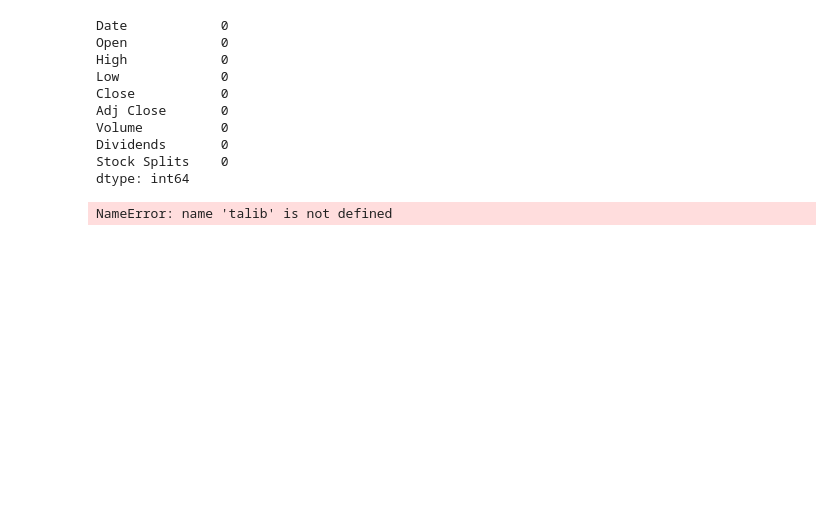
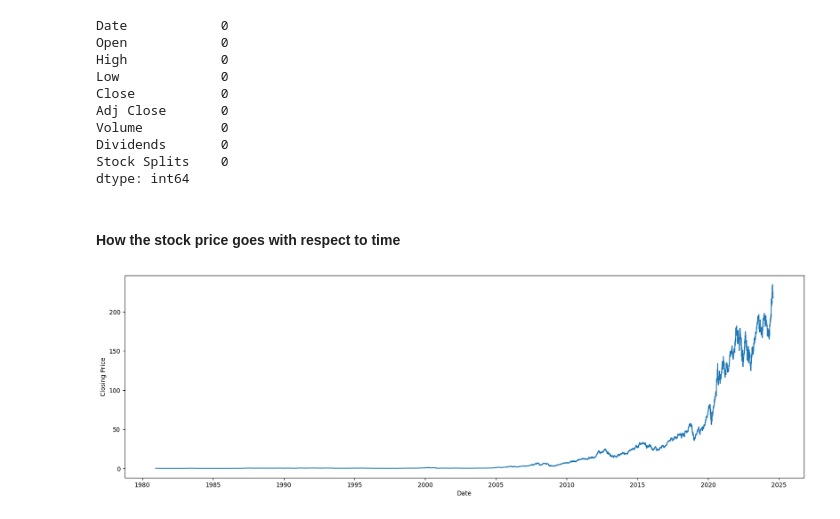
Before and after one commit to GuleWako/10Academy-Week-1-Financial-News-and-Stock-Price-Integration-Analysis, a Jupyter notebook: notebooks/newsAndStockPrice.ipynb, the cells around one changed output. Cells and saved outputs as stored; diff of their text form; code cells hidden in the pictures; blank space fills up the shorter version.

```diff
--- a/notebooks/newsAndStockPrice.ipynb
+++ b/notebooks/newsAndStockPrice.ipynb
@@ -249,11 +200,22 @@ Volume          0
 Dividends       0
 Stock Splits    0
 dtype: int64
+# %% [markdown]
+#### How the stock price goes with respect to time
+# %%
+stock_data['Date']=pd.to_datetime(stock_data['Date'])
+plt.figure(figsize=(20, 6))
+plt.plot(stock_data['Date'], stock_data['Close'])
+plt.xlabel('Date')
+plt.ylabel('Closing Price')
+plt.show()
+# %% [output]
+[figure, added]
 # %%
-stock_data['SMA_20'] = talib.SMA(stock_data['Close'], timeperiod=20)
-stock_data['RSI'] = talib.RSI(stock_data['Close'], timeperiod=14)
-stock_data['MACD'], MACD_signal, MACD_hist = talib.MACD(stock_data['Close'], fastperiod=12, slowperiod=26, signalperiod=9)
+stock_data['SMA'] = tl.SMA(stock_data['Close'], timeperiod=20)
+stock_data['RSI'] = tl.RSI(stock_data['Close'], timeperiod=14)
+stock_data['EMA'] = tl.EMA(stock_data['Close'], timeperiod=20)
 
-stock_data.head()
+macd_signal, macd, _ = tl.MACD(stock_data['Close'])
+stock_data['MACD'] =macd
+stock_data['MACD_Signal']=macd_signal
-# %% [output]
-NameError: name 'talib' is not defined
```
Also changed, not shown: parts of 22 cells of this notebook, 2 other files.
